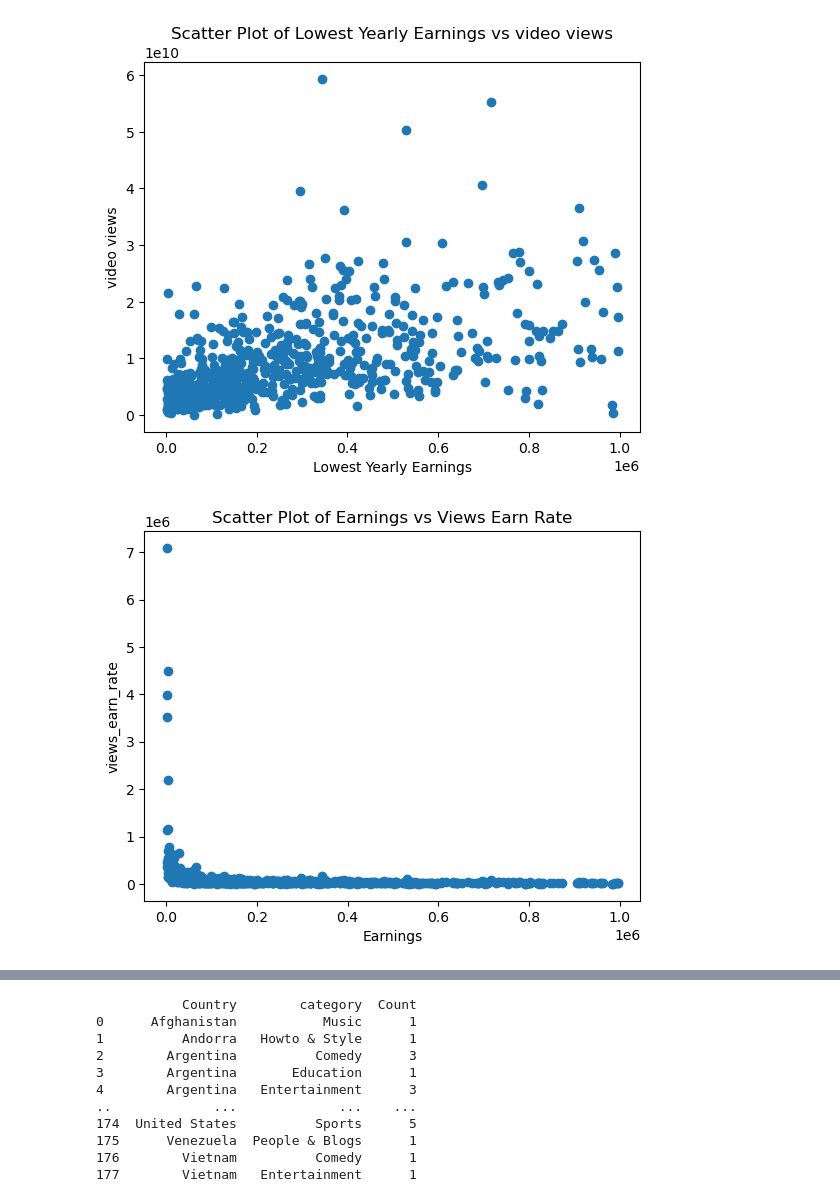
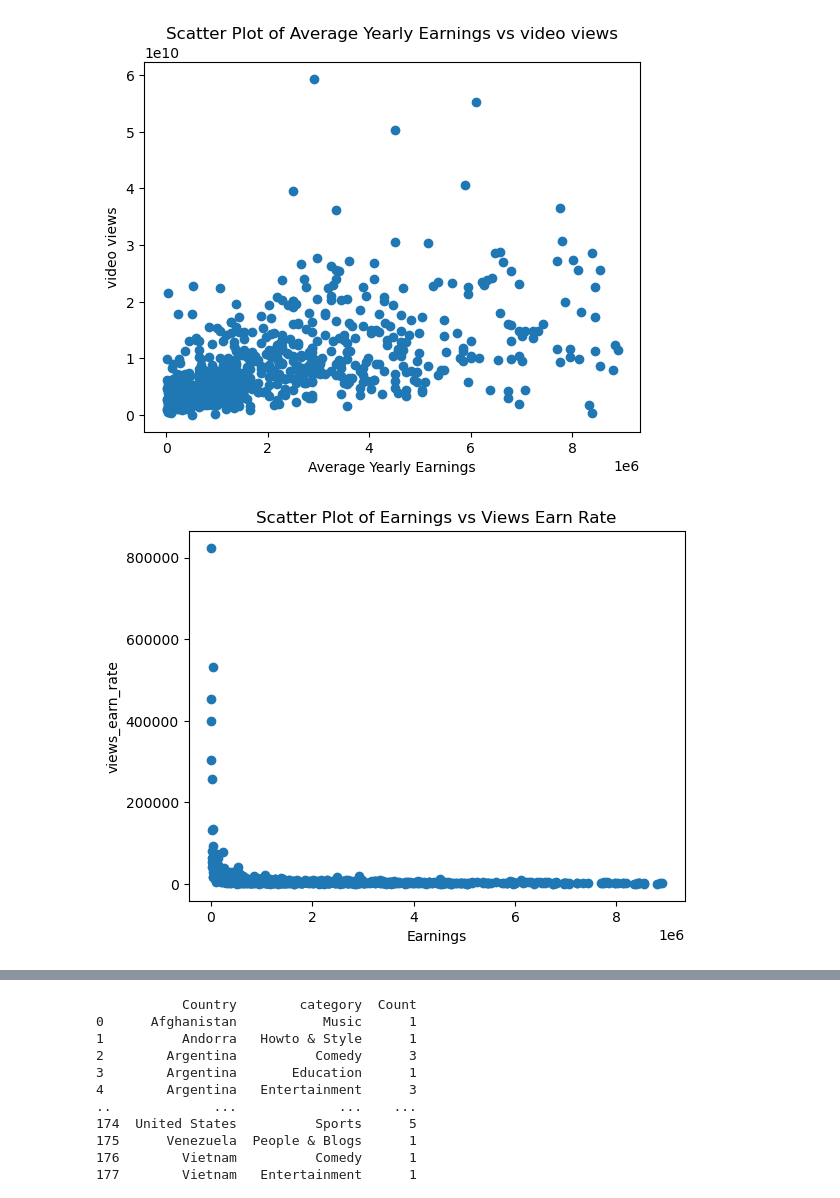
Before and after one commit to duansuyang/IS-Mgt-Support-Bus-Intell-Sys-project, a Jupyter notebook: test.ipynb, the cells around one changed output, grey strips where cells are left out. Drawn from its saved outputs; the diff is of its cells as text; code cells hidden in the pictures.

Commit message:
change lowest to average

```diff
--- a/test.ipynb
+++ b/test.ipynb
@@ -9,3 +9,4 @@ df = pd.read_csv('Global YouTube Statistics.csv', encoding="ISO-8859-1")
 # youtube_data = youtube_data[youtube_data["category"]== "Music"]
 # %%
 df = df[df['video views'] != 0]
+df["average_yearly_earnings"] = (df["lowest_yearly_earnings"] + df["highest_yearly_earnings"]) /2
@@ -26,9 +38,9 @@ plt.show()
 # %%
 # 删除离群
 
-df1 = df[df['lowest_yearly_earnings'] < 10**6]
+df1 = df[df['average_yearly_earnings'] <= 10**6 / 0.112 ]
 df1 = df1[df1['subscribers'] < 10**8]
-df1 = df1[df1['lowest_yearly_earnings'] > 1000]
+df1 = df1[df1['average_yearly_earnings'] >= 1000 / 0.118]
 df1 = df1[df1['uploads'] > 0]
 
 
@@ -64,20 +76,20 @@ plt.show()
 # %%
 # lowest_yearly_earnings and video views
-plt.scatter(df1['lowest_yearly_earnings'], df1['video views'])
-plt.xlabel('Lowest Yearly Earnings')
+plt.scatter(df1['average_yearly_earnings'], df1['video views'])
+plt.xlabel('Average Yearly Earnings')
 plt.ylabel('video views')
-plt.title('Scatter Plot of Lowest Yearly Earnings vs video views')
+plt.title('Scatter Plot of Average Yearly Earnings vs video views')
 plt.show()
 # %% [output]
-[figure, old version]
+[figure, new version]
 # %%
-df1["views_earn_rate"] = df1['video views']/df1['lowest_yearly_earnings']
+df1["views_earn_rate"] = df1['video views']/df1['average_yearly_earnings']
 df1["views_earn_rate"]
 
-plt.scatter(df1['lowest_yearly_earnings'], df1['views_earn_rate'])
+plt.scatter(df1['average_yearly_earnings'], df1['views_earn_rate'])
 plt.xlabel('Earnings')
 plt.ylabel('views_earn_rate')
 plt.title('Scatter Plot of Earnings vs Views Earn Rate')
 plt.show()
 # %% [output]
-[figure, old version]
+[figure, new version]
```
Also changed, not shown: parts of 24 cells of this notebook.
